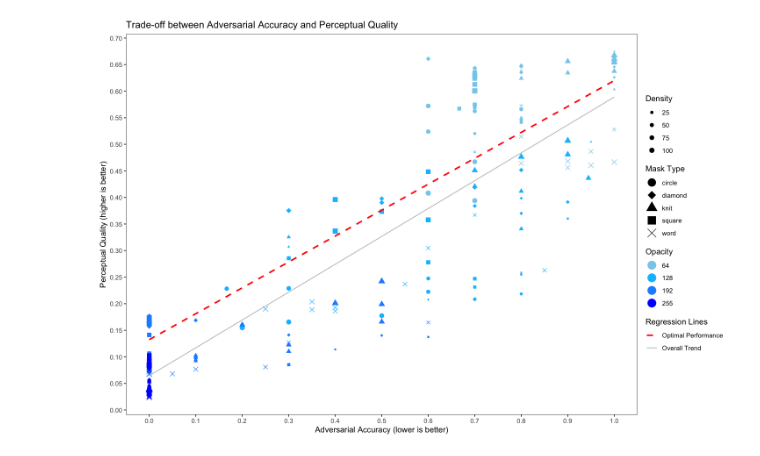
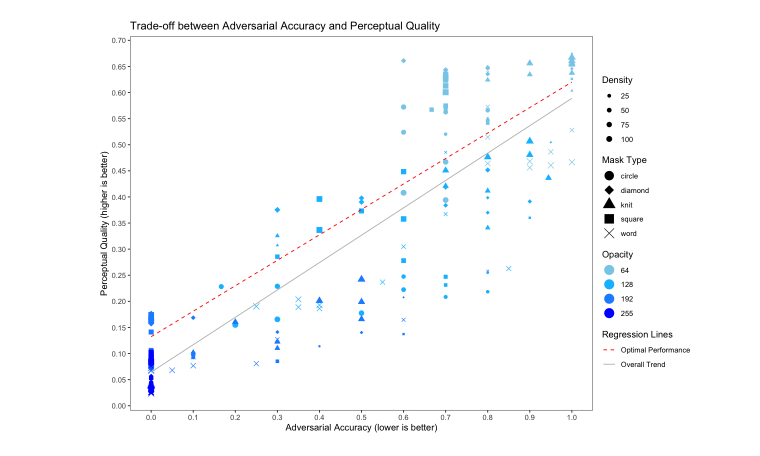
Before and after one commit to sueszli/thesis, a Jupyter notebook: figures/eval_cls_mask_density.ipynb, the cells around one changed output. Drawn from its saved outputs; the diff is of its cells as text; code cells hidden in the pictures.

```diff
--- a/figures/eval_cls_mask_density.ipynb
+++ b/figures/eval_cls_mask_density.ipynb
@@ -7,7 +7,7 @@ for (p in deps) {
     library(p, character.only = TRUE)
 }
 options(scipen=999)
-options(repr.plot.width=12, repr.plot.height=8)
+options(repr.plot.width=10, repr.plot.height=7)
 
 path <- "./eval_cls_mask_density.csv"
 data <- data.frame(read.csv(path, header=TRUE, sep=","))
@@ -44,7 +44,7 @@ p <- ggplot(data_grouped, aes(x = adv_acc, y = quality)) +
         size = density
     )) +
     geom_smooth(aes(linetype = "Overall Trend"), method = "lm", formula = y ~ poly(x, 1), color = "gray", se = FALSE, size = 0.5) +
-    geom_smooth(data = max_y_data, aes(x = adv_acc, y = quality, linetype = "Optimal Performance"), method = "lm", formula = y ~ poly(x, 1), color = "red", se = FALSE, size = 1) +
+    geom_smooth(data = max_y_data, aes(x = adv_acc, y = quality, linetype = "Optimal Performance"), method = "lm", formula = y ~ poly(x, 1), color = "red", se = FALSE, size = 0.5) +
     scale_shape_manual(values = c(
         "word" = 4,     # X
         "circle" = 16,  # filled circle
@@ -60,32 +60,32 @@ p <- ggplot(data_grouped, aes(x = adv_acc, y = quality)) +
         "255" = "blue"
     )) +
     scale_size_continuous(range = c(1, 3)) +
     scale_linetype_manual(
         name = "Regression Lines",
         values = c("Optimal Performance" = "dashed", "Overall Trend" = "solid")
     ) +
     labs(
         x = "Adversarial Accuracy (lower is better)",
         y = "Perceptual Quality (higher is better)",
         title = "Trade-off between Adversarial Accuracy and Perceptual Quality",
         shape = "Mask Type",
         color = "Opacity",
         size = "Density"
     ) +
     guides(
         shape = guide_legend(override.aes = list(size = 5)),
         color = guide_legend(override.aes = list(size = 5)),
         size = guide_legend(override.aes = list(shape = 16)),
         linetype = guide_legend(override.aes = list(color = c("red", "gray")))
     ) +
     theme(
         legend.position = "right",
     ) +
     scale_x_continuous(breaks = seq(0, 1, by = 0.1)) +
     scale_y_continuous(breaks = seq(0, 1, by = 0.05)) +
     theme_test()
 
 print(p)
-ggsave("./eval_cls_mask_density.pdf", plot = p, device = "pdf", width = 12, height = 8, units = "in")
+ggsave("./eval_cls_mask_density.pdf", plot = p, device = "pdf", width = 10, height = 7, units = "in")
 # %% [output]
-[figure, old version]
+[figure, new version]
```
Also changed, not shown: 5 other files.
